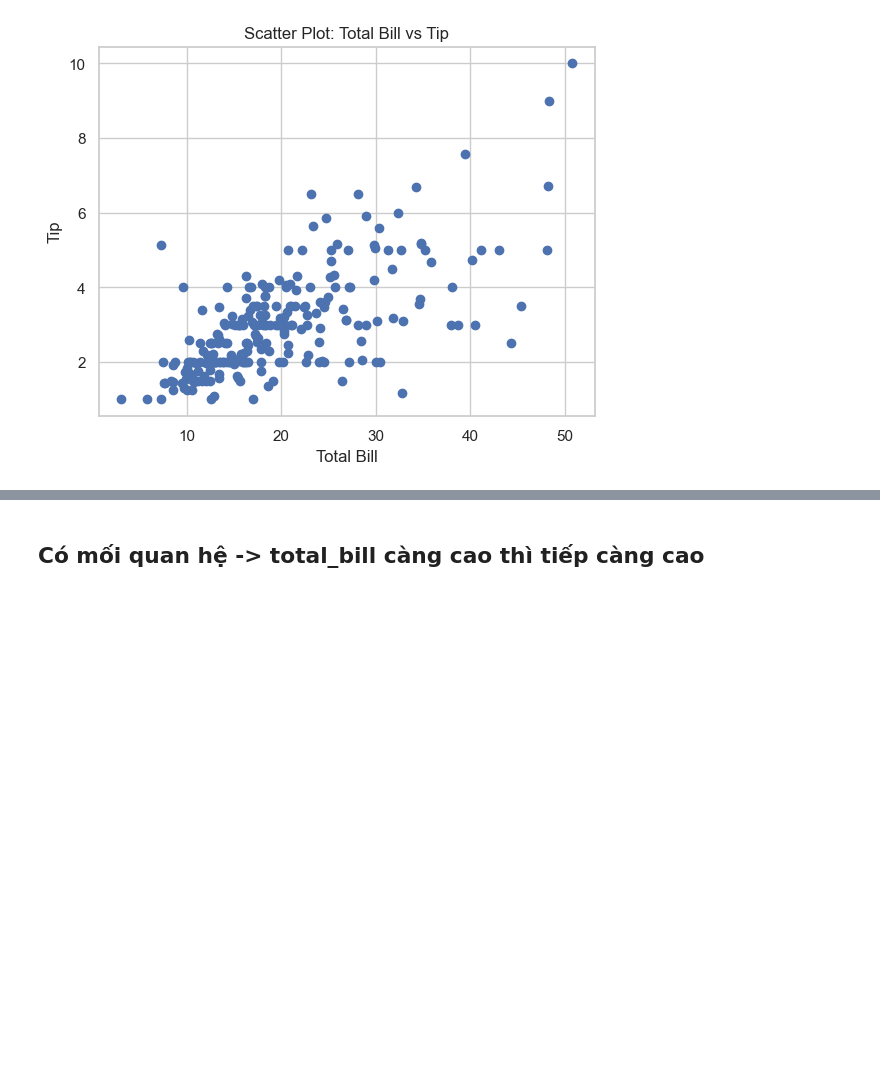
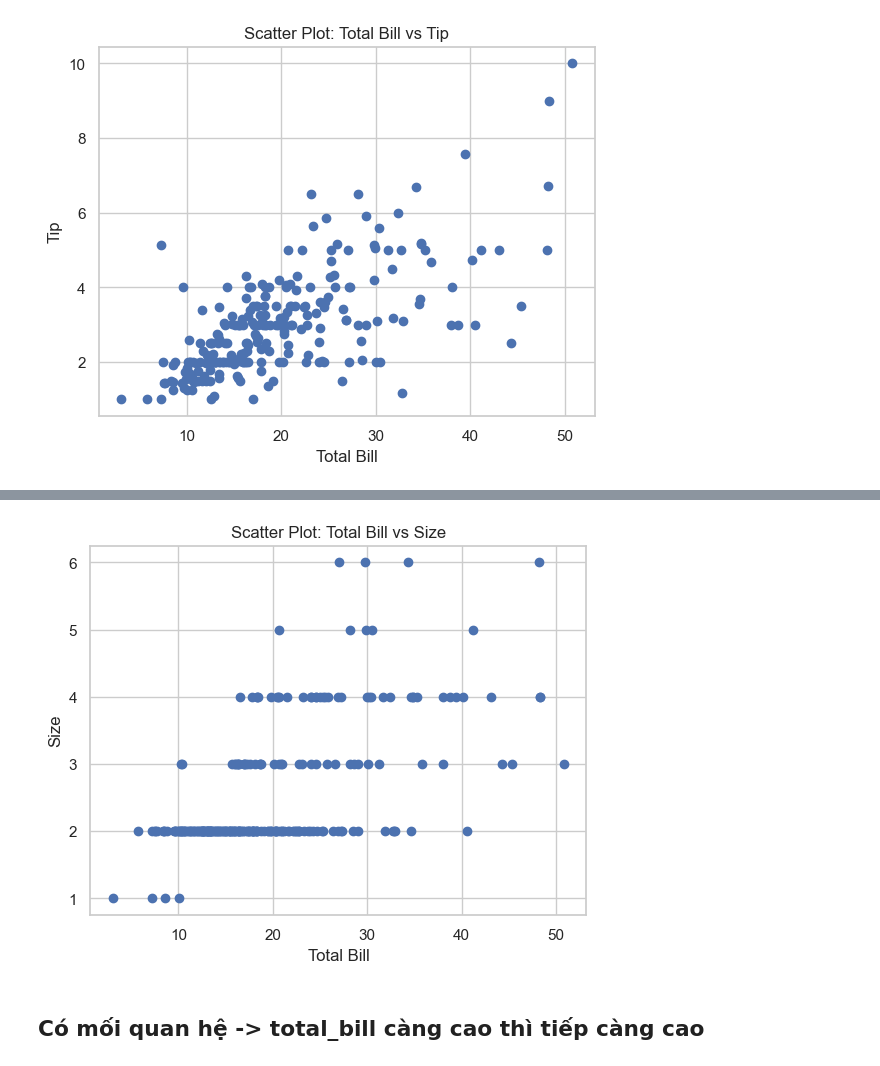
Before and after one commit to lamphat344961-alt/May_-hoc_thong_ke, a Jupyter notebook: TH2/bt2_1.ipynb, the cells around one changed output, grey strips where cells are left out. Saved outputs shown, nothing was run; the diff lists cells and outputs as text; code cells hidden in the pictures; blank space fills up the shorter version.

```diff
--- a/TH2/bt2_1.ipynb
+++ b/TH2/bt2_1.ipynb
@@ -164,3 +193,11 @@ plt.show()
+# %%
+plt.scatter(df['total_bill'], df['size'])
+plt.xlabel('Total Bill')
+plt.ylabel('Size')
+plt.title('Scatter Plot: Total Bill vs Size')
+plt.show()
+# %% [output]
+[figure, added]
 # %% [markdown]
 ## Có mối quan hệ -> total_bill càng cao thì tiếp càng cao
 # %% [markdown]
```
Also changed, not shown: parts of 11 cells of this notebook, 5 other files.
